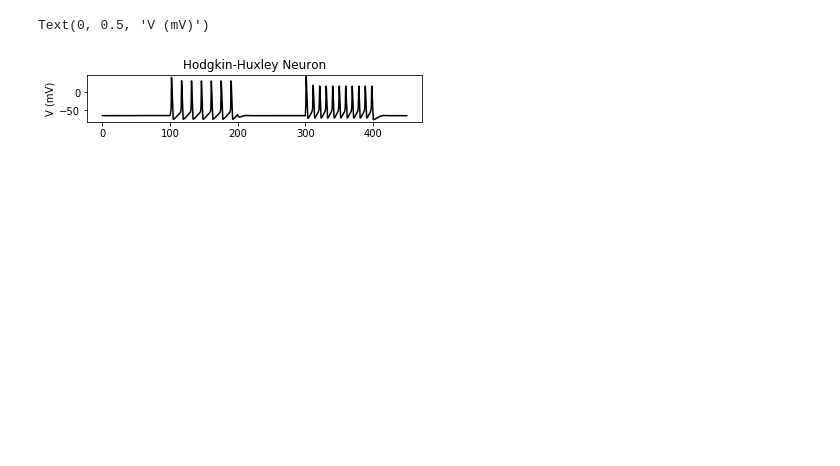
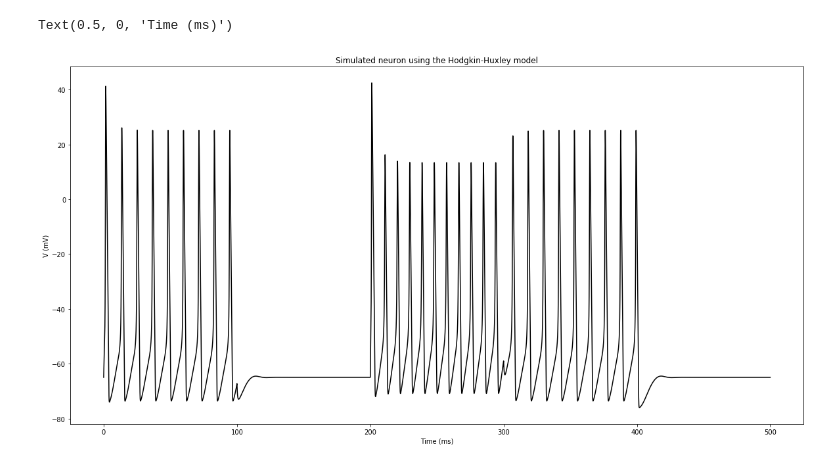
Before and after one commit to fireteam99/neuron-model, a Jupyter notebook: Hodgkin-Huxley.ipynb, the cells around one changed output. Cells and saved outputs as stored; diff of their text form; code cells hidden in the pictures; blank space fills up the shorter version.

Commit message:
hodgkin done for the most part

```diff
--- a/Hodgkin-Huxley.ipynb
+++ b/Hodgkin-Huxley.ipynb
@@ -7,21 +7,30 @@ from scipy.integrate import odeint
 # membrane capacitance (uF/cm^2)
 C_m  =   1.0
 
-#constants for Na
+#constants for Na gate
 g_Na = 120.0
 E_Na =  50.0
 
-#constants for K
+#constants for K gate
 g_K  =  36.0
 E_K  = -77.0
 
-#constants for leak
+#constants for leak gate
 g_L  =   0.3
 E_L  = -54.387
 
 
 #time we'll be integrating over. We'll be operating over 450 ms with a step size of 0.01.
-t = sp.arange(0.0, 450.0, 0.01)
+t = sp.arange(0.0, 500.0, 0.01)
+
+#arrays dictating fluctuations in external current (basially where spikes will occur) =>
+#step up 20 uA/cm^2 @ t=0
+#step down 20 uA/cm^2 @ t=100
+#step up 40 uA/cm^2 @t=200
+#step down 20 uA/cm^2 @ t=300
+#step down 20 uA/cm^2 @ t=400#
+V_steps = [20,-20,40, -20,-20]
+t_steps= sp.arange(0.0, 500.0, 100.0)
 
 
 #functions for rate constants of ion channels
@@ -55,7 +64,11 @@ def I_L(V):
 
 #input injection function
 def inject_I(t):
-    return 10*(t>100) - 10*(t>200) + 35*(t>300) - 35*(t>400)
+    i_inj = 0
+    for i in range (0, len(V_steps)):
+        if t > t_steps[i]:
+            i_inj += V_steps[i]
+    return i_inj
 
 #computes derivatives of activation variables
 def compute_derivs(X, t):
@@ -68,19 +81,15 @@ def compute_derivs(X, t):
 # %%
 X = odeint(compute_derivs, [-65, 0.05, 0.6, 0.32], t)
 V = X[:,0]
 m = X[:,1]
 h = X[:,2]
 n = X[:,3]
-ina = I_Na(V, m, h)
-ik = I_K(V, n)
-il = I_L(V)
 
-plt.figure()
-
-plt.subplot(4,1,1)
-plt.title('Hodgkin-Huxley Neuron')
+plt.figure(figsize = (20,10))
+plt.title('Simulated neuron using the Hodgkin-Huxley model')
 plt.plot(t, V, 'k')
 plt.ylabel('V (mV)')
+plt.xlabel('Time (ms)')
 # %% [output]
-Text(0, 0.5, 'V (mV)')
+Text(0.5, 0, 'Time (ms)')
-[figure, old version]
+[figure, new version]
```
